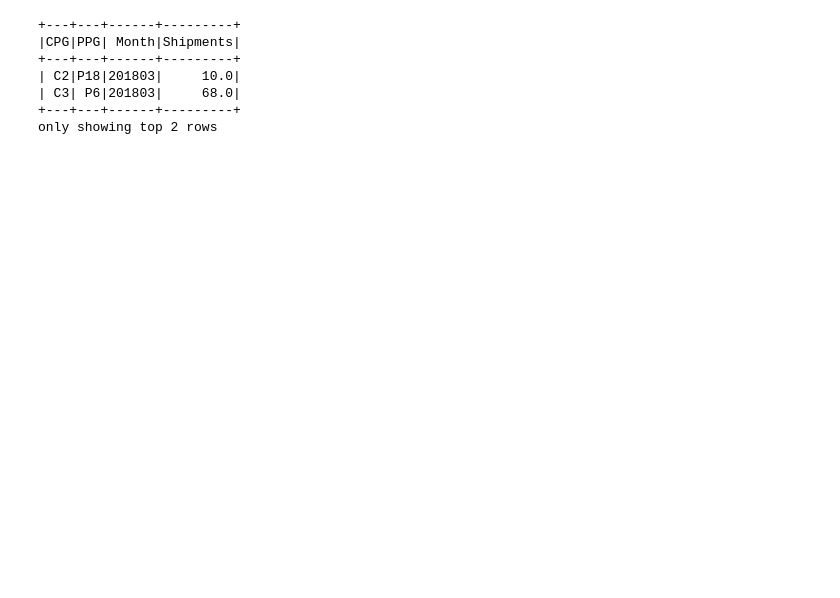
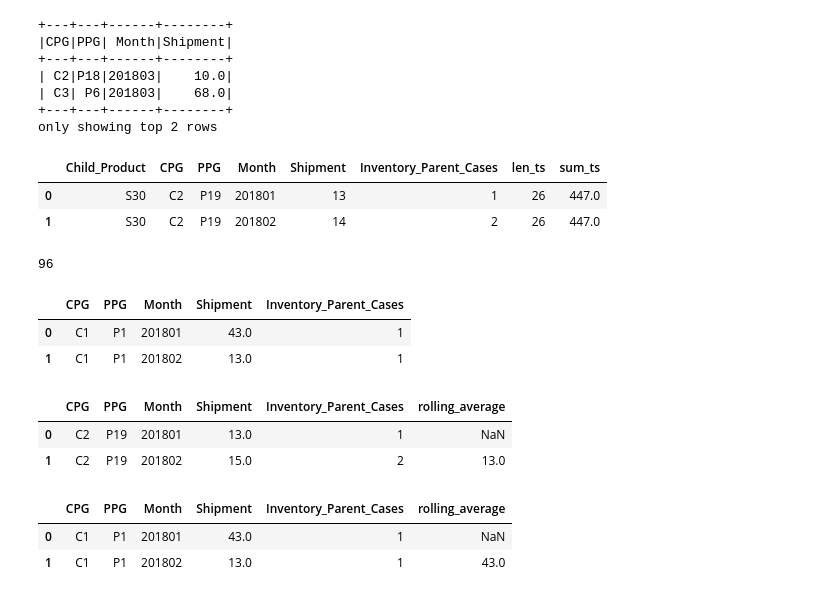
Before and after one commit to ankurv857/Neural-Network-Exercises, a Jupyter notebook: Spark/code/Spark_Basics.ipynb, the cells around one changed output. Saved outputs shown, nothing was run; the diff lists cells and outputs as text; code cells hidden in the pictures; blank space fills up the shorter version.

```diff
--- a/Spark/code/Spark_Basics.ipynb
+++ b/Spark/code/Spark_Basics.ipynb
@@ -42,4 +78,4 @@ raw_data.sort("Shipment in Child Cases").show(2)
 only showing top 2 rows
 # %%
-raw_data.sort(F.desc('Shipment in Child Cases')).show(2)
+raw_data.sort(F.desc('Shipment')).show(2)
 # %% [output]
@@ -80,13 +114,27 @@ _filter.show(2)
 only showing top 2 rows
 # %%
 #groupby operations in pyspark
-_group = raw_data.groupby(['CPG', 'PPG', 'Month']).agg(F.sum(' Shipment in parent Prod Cases ').alias('Shipments'))
+_group = raw_data.groupby(['CPG', 'PPG', 'Month']).agg(F.sum('Shipment').alias('Shipment'))
 _group.show(2)
 # %% [output]
-+---+---+------+---------+
-|CPG|PPG| Month|Shipments|
-+---+---+------+---------+
-| C2|P18|201803|     10.0|
-| C3| P6|201803|     68.0|
-+---+---+------+---------+
++---+---+------+--------+
+|CPG|PPG| Month|Shipment|
++---+---+------+--------+
+| C2|P18|201803|    10.0|
+| C3| P6|201803|    68.0|
++---+---+------+--------+
 only showing top 2 rows
+# %%
+#Window functions
+window = Window.partitionBy('CPG', 'PPG')
+raw_data = raw_data.withColumn('len_ts', F.count('Shipment').over(window))\
+                    .withColumn('sum_ts', F.sum('Shipment').over(window))
+raw_data.limit(2).toPandas()
+# %% [output]
+|  | Child_Product | CPG | PPG | Month | Shipment | Inventory_Parent_Cases | len_ts | sum_ts |
+| 0 | S30 | C2 | P19 | 201801 | 13 | 1 | 26 | 447.0 |
+| 1 | S30 | C2 | P19 | 201802 | 14 | 2 | 26 | 447.0 |
+# %%
+raw_data.select('CPG', 'PPG').distinct().count()
+# %% [output]
+96
@@ -92,0 +146,22 @@ only showing top 2 rows
+# %%
+rolled_data.limit(2).toPandas()
+# %% [output]
+|  | CPG | PPG | Month | Shipment | Inventory_Parent_Cases |
+| 0 | C1 | P1 | 201801 | 43.0 | 1 |
+| 1 | C1 | P1 | 201802 | 13.0 | 1 |
+# %%
+#Rolling average
+window = Window.partitionBy('CPG', 'PPG').orderBy('Month').rowsBetween(-2,-1)
+rolled_data = rolled_data.withColumn('rolling_average', F.mean('Shipment').over(window))
+rolled_data.limit(2).toPandas()
+# %% [output]
+|  | CPG | PPG | Month | Shipment | Inventory_Parent_Cases | rolling_average |
+| 0 | C2 | P19 | 201801 | 13.0 | 1 | NaN |
+| 1 | C2 | P19 | 201802 | 15.0 | 2 | 13.0 |
+# %%
+_filter = rolled_data.filter((raw_data.CPG == 'C1') & (raw_data.PPG == 'P1'))
+_filter.limit(2).toPandas()
+# %% [output]
+|  | CPG | PPG | Month | Shipment | Inventory_Parent_Cases | rolling_average |
+| 0 | C1 | P1 | 201801 | 43.0 | 1 | NaN |
+| 1 | C1 | P1 | 201802 | 13.0 | 1 | 43.0 |
```
Also changed, not shown: parts of 17 cells of this notebook, 4 other files.
